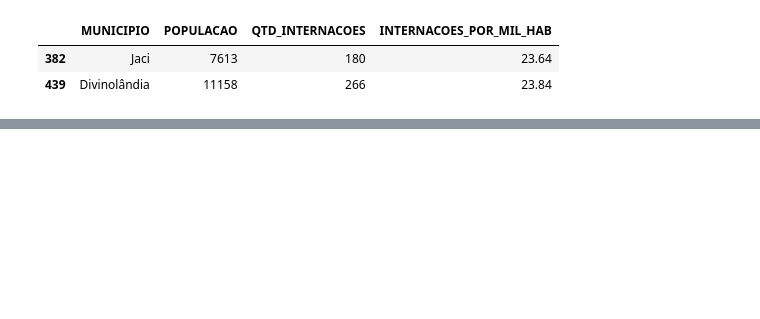
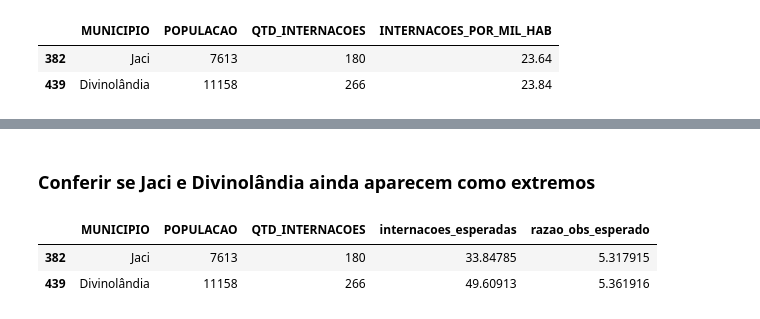
Before and after one commit to Melissa-Etes/Sprint2_grupo54, a Jupyter notebook: EC_Sprint2_HospiDataSUS_Clusterizacao_Grupo54.ipynb, the cells around one changed output, grey strips where cells are left out. Cells and saved outputs as stored; diff of their text form; code cells hidden in the pictures; blank space fills up the shorter version.

```diff
--- a/EC_Sprint2_HospiDataSUS_Clusterizacao_Grupo54.ipynb
+++ b/EC_Sprint2_HospiDataSUS_Clusterizacao_Grupo54.ipynb
@@ -208,0 +235,8 @@ dados[dados['MUNICIPIO'].isin(['Jaci', 'Divinolândia'])][['MUNICIPIO', 'POPULAC
+# %% [markdown]
+### Conferir se Jaci e Divinolândia ainda aparecem como extremos
+# %%
+dados[dados['MUNICIPIO'].isin(['Jaci', 'Divinolândia'])][['MUNICIPIO', 'POPULACAO', 'QTD_INTERNACOES', 'internacoes_esperadas', 'razao_obs_esperado']]
+# %% [output]
+|  | MUNICIPIO | POPULACAO | QTD_INTERNACOES | internacoes_esperadas | razao_obs_esperado |
+| 382 | Jaci | 7613 | 180 | 33.84785 | 5.317915 |
+| 439 | Divinolândia | 11158 | 266 | 49.60913 | 5.361916 |
```
Also changed, not shown: parts of 4 cells of this notebook.
